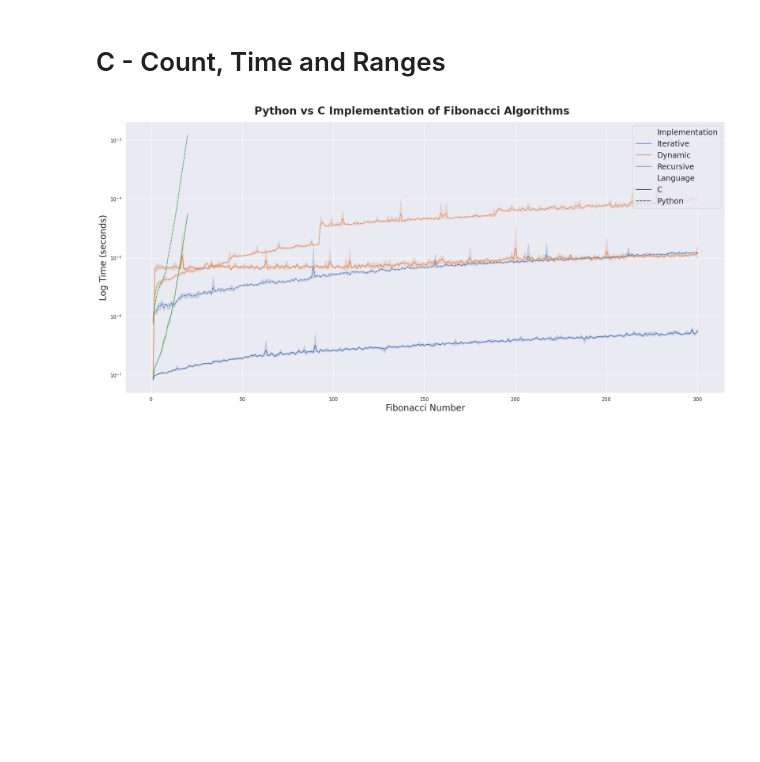
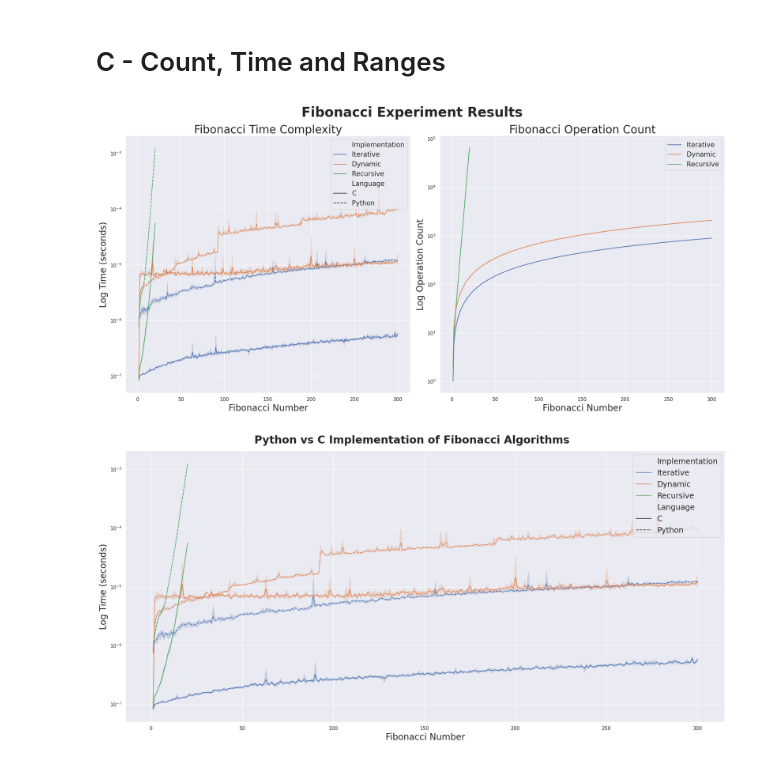
Before and after one commit to CS5008Fall2025/midterm-report-jroberge16, a Jupyter notebook: mid_term/analysis/graphs.ipynb, the cells around one changed output. Drawn from its saved outputs; the diff is of its cells as text; code cells hidden in the pictures; blank space fills up the shorter version.

```diff
--- a/mid_term/analysis/graphs.ipynb
+++ b/mid_term/analysis/graphs.ipynb
@@ -105,50 +105,54 @@ import seaborn as sns
 
 # === Load and clean data ===
 df = pd.read_csv(SAVE_LOCATION)
-df = df[df["Language"] == "C"]
+# df = df[df["Language"] == "C"]
 
 
 # Fix column names and clean invalid values
 df = df.rename(columns={"Time Elsaped": "Time (seconds)"})
 df = df[(~df["Time (seconds)"].isna()) & (df["Time (seconds)"] > 0)]
 
 
 fig, axes = plt.subplots(nrows=1, ncols=2, figsize=(20, 10))
 
 axes[0].set_yscale('log')
 axes[1].set_yscale('log')
 
 df = df[(df["Operation Count"] < 100_000) & (df["Fibonacci Number"] <= 300)]
 
 import seaborn as sns
 sns.set_theme(style="darkgrid")
 
 
 
 sns.lineplot(x="Fibonacci Number", y="Time (seconds)",
              hue="Implementation",
              data=df,
-            ax=axes[0]
-             )
-sns.lineplot(data=df,
+            ax=axes[0],
+            style="Language"
+            )
+
+sns.lineplot(data=df[df["Language"] == "C"],
                 x="Fibonacci Number",
                 y="Operation Count",
                 hue="Implementation",
                 ax=axes[1])
 
 
 
-axes[0].set_title("Fibonacci Time Complexity")
-axes[0].set_xlabel("Fibonacci Number")
-axes[0].set_ylabel("Log Time (seconds)")
-axes[0].legend(title="Implementation")
-axes[1].set_title("Fibonacci Operation Count")
-axes[1].set_xlabel("Fibonacci Number")
-axes[1].set_ylabel("Log Operation Count")
-axes[1].legend(title="Implementation")
-plt.suptitle('C Implementation of Fibonacci Algorithms', fontsize=16, fontweight='bold')
+axes[0].set_title("Fibonacci Time Complexity", fontsize=25)
+axes[0].set_xlabel("Fibonacci Number", fontsize=20)
+axes[0].set_ylabel("Log Time (seconds)", fontsize=20)
+axes[0].legend( loc = 'upper right', fontsize=15)
+axes[1].set_title("Fibonacci Operation Count", fontsize=25)
+axes[1].set_xlabel("Fibonacci Number", fontsize=20)
+axes[1].set_ylabel("Log Operation Count", fontsize=20)
+axes[1].legend(loc = 'upper right', fontsize=15)
+plt.suptitle('Fibonacci Experiment Results', fontsize=30, fontweight='bold')
+plt.tight_layout()
 plt.savefig("graphs/c_fib_graphs.png", dpi=300, bbox_inches='tight')
-plt.tight_layout()
+# %% [output]
+[figure, added]
 # %%
 import pandas as pd
 import matplotlib.pyplot as plt
```
Also changed, not shown: parts of 8 cells of this notebook, 7 other files.
